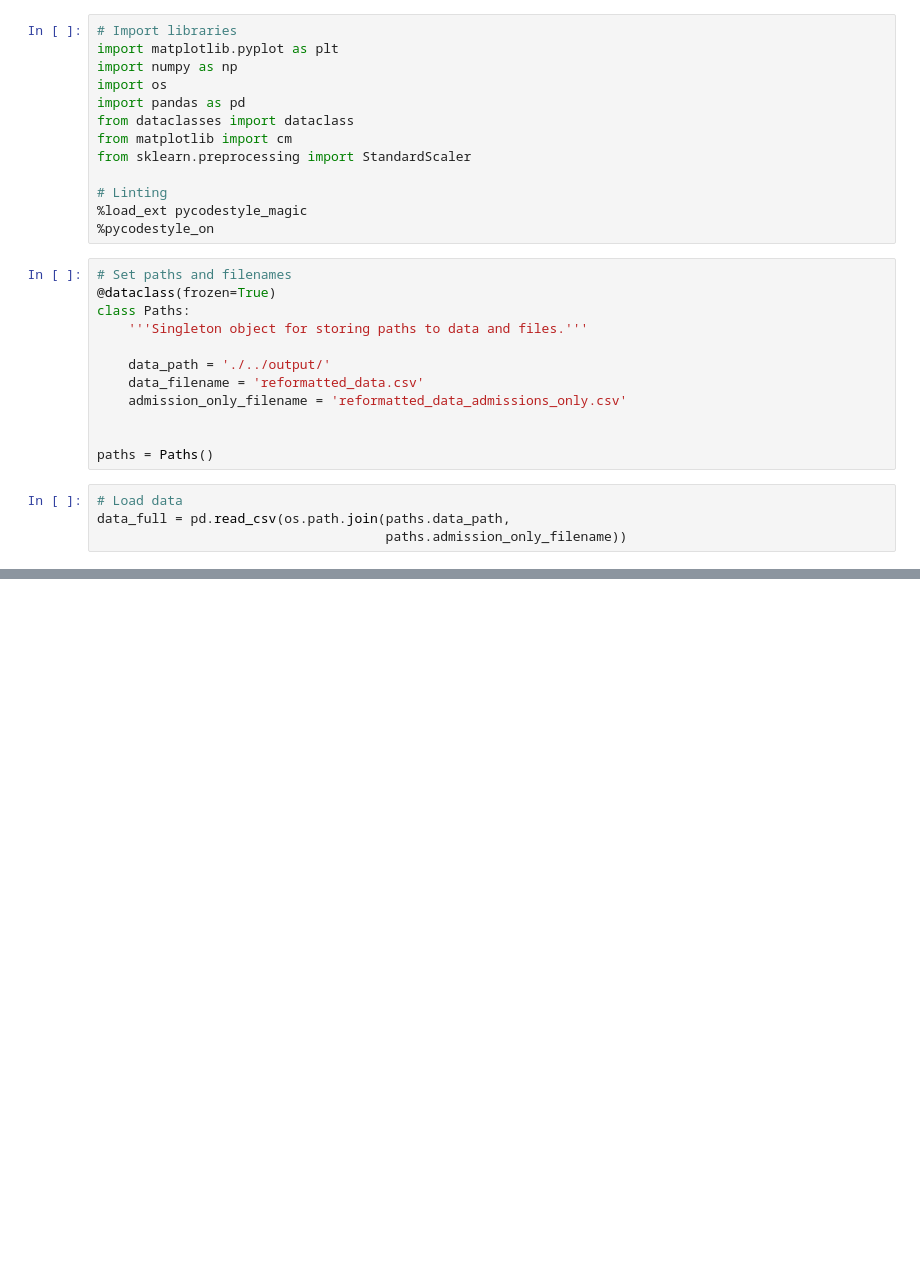
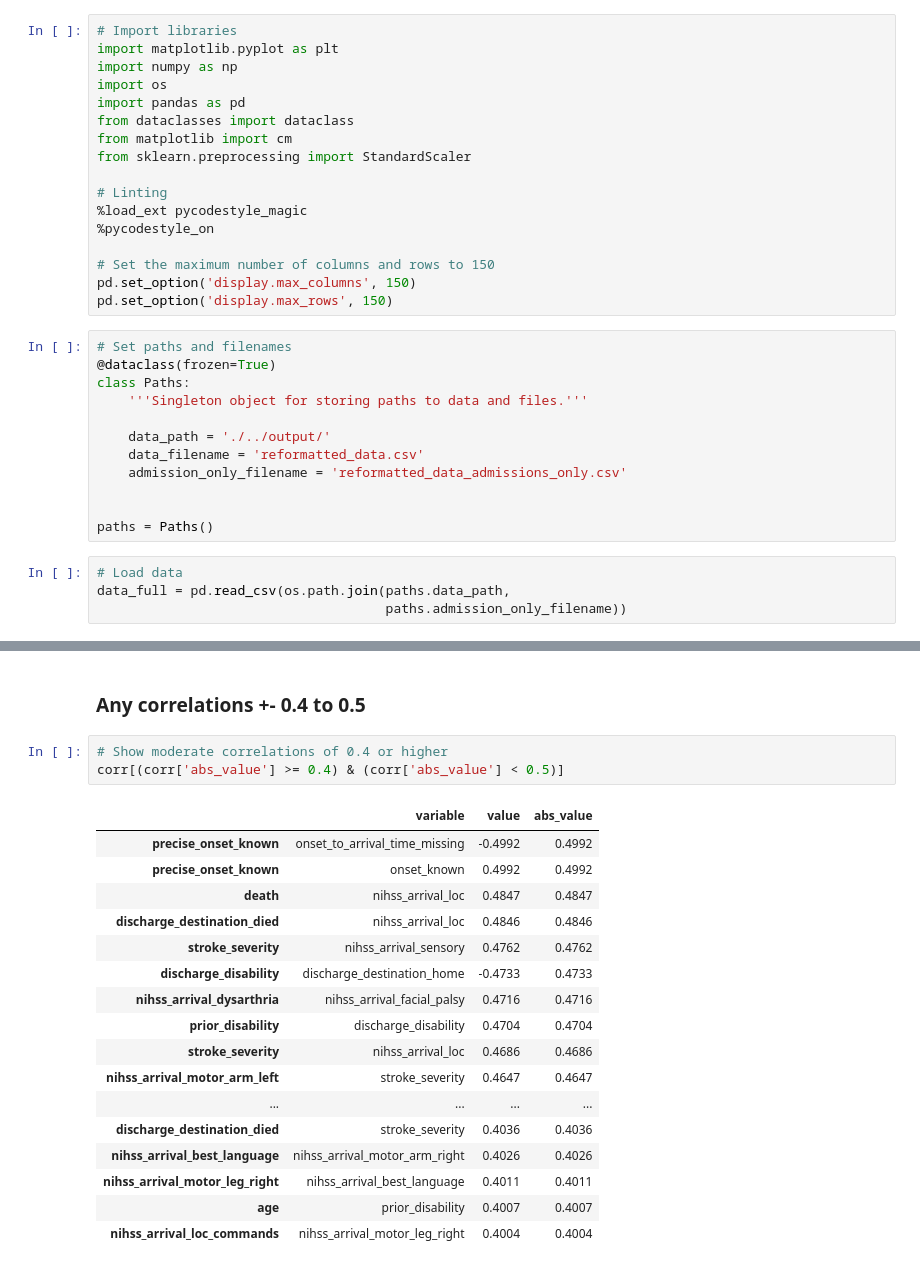
Before and after one commit to samuel-book/samuel_2_data_prep, a Jupyter notebook: descriptive_statistics/sam1_correlations.ipynb, the cells around one changed output, grey strips where cells are left out. Cells and saved outputs as stored; diff of their text form; blank space fills up the shorter version.

```diff
--- a/descriptive_statistics/sam1_correlations.ipynb
+++ b/descriptive_statistics/sam1_correlations.ipynb
@@ -22,6 +23,10 @@ from sklearn.preprocessing import StandardScaler
 # Linting
 %load_ext pycodestyle_magic
 %pycodestyle_on
+
+# Set the maximum number of columns and rows to 150
+pd.set_option('display.max_columns', 150)
+pd.set_option('display.max_rows', 150)
 # %%
 # Set paths and filenames
 @dataclass(frozen=True)
@@ -186,0 +288,23 @@ cov[cov['r-squared'] > 0.5]
+# %% [markdown]
+### Any correlations +- 0.4 to 0.5
+# %%
+# Show moderate correlations of 0.4 or higher
+corr[(corr['abs_value'] >= 0.4) & (corr['abs_value'] < 0.5)]
+# %% [output]
+|  | variable | value | abs_value |
+| precise_onset_known | onset_to_arrival_time_missing | -0.4992 | 0.4992 |
+| precise_onset_known | onset_known | 0.4992 | 0.4992 |
+| death | nihss_arrival_loc | 0.4847 | 0.4847 |
+| discharge_destination_died | nihss_arrival_loc | 0.4846 | 0.4846 |
+| stroke_severity | nihss_arrival_sensory | 0.4762 | 0.4762 |
+| discharge_disability | discharge_destination_home | -0.4733 | 0.4733 |
+| nihss_arrival_dysarthria | nihss_arrival_facial_palsy | 0.4716 | 0.4716 |
+| prior_disability | discharge_disability | 0.4704 | 0.4704 |
+| stroke_severity | nihss_arrival_loc | 0.4686 | 0.4686 |
+| nihss_arrival_motor_arm_left | stroke_severity | 0.4647 | 0.4647 |
+| ... | ... | ... | ... |
+| discharge_destination_died | stroke_severity | 0.4036 | 0.4036 |
+| nihss_arrival_best_language | nihss_arrival_motor_arm_right | 0.4026 | 0.4026 |
+| nihss_arrival_motor_leg_right | nihss_arrival_best_language | 0.4011 | 0.4011 |
+| age | prior_disability | 0.4007 | 0.4007 |
+| nihss_arrival_loc_commands | nihss_arrival_motor_leg_right | 0.4004 | 0.4004 |
```
Also changed, not shown: parts of 38 cells of this notebook.
